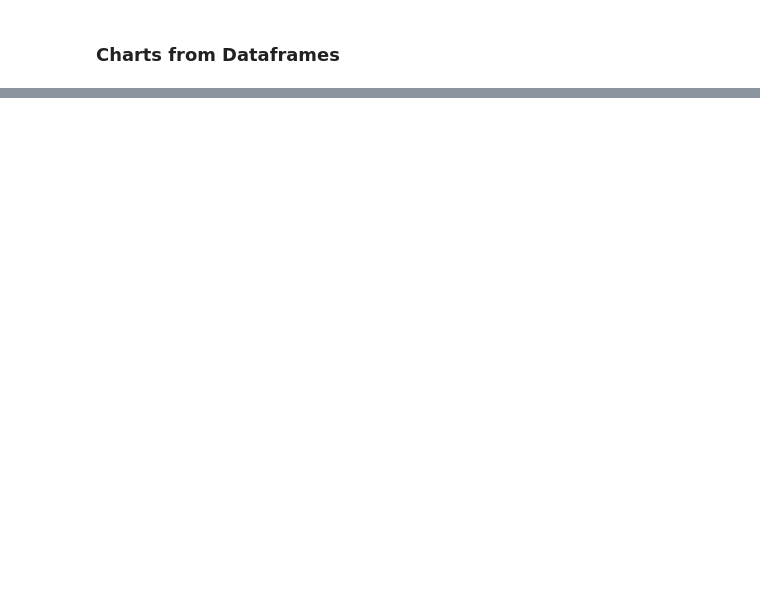
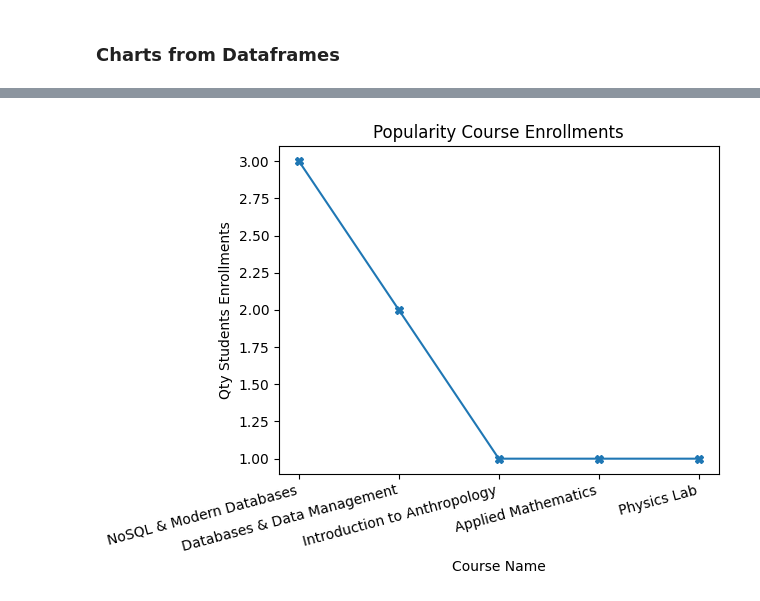
Before and after one commit to TheMorrisGitHub/DADS6700_SQL_Databases, a Jupyter notebook: miskatonic_university.ipynb, the cells around one changed output, grey strips where cells are left out. Saved outputs shown, nothing was run; the diff lists cells and outputs as text; code cells hidden in the pictures; blank space fills up the shorter version.

```diff
--- a/miskatonic_university.ipynb
+++ b/miskatonic_university.ipynb
@@ -165,4 +187,16 @@ ProgrammingError: 1064 (42000): You have an error in your SQL syntax; check the
 # %%
 # 2.- Popularity of courses (Enrollments)
+
+plt.figure()
+plt.plot(df_enrollments_by_course["course_name"],df_enrollments_by_course["Students_Enrolled"], marker="X")
+
+plt.xticks(rotation=15, ha='right')
+plt.xlabel('Course Name')
+plt.ylabel('Qty Students Enrollments')
+plt.title('Popularity Course Enrollments')
+plt.tight_layout()
+plt.show()
+# %% [output]
+[figure, added]
 # %%
 # 3.- Reservations Log by Location
```
Also changed, not shown: parts of 5 cells of this notebook, 2 other files.
